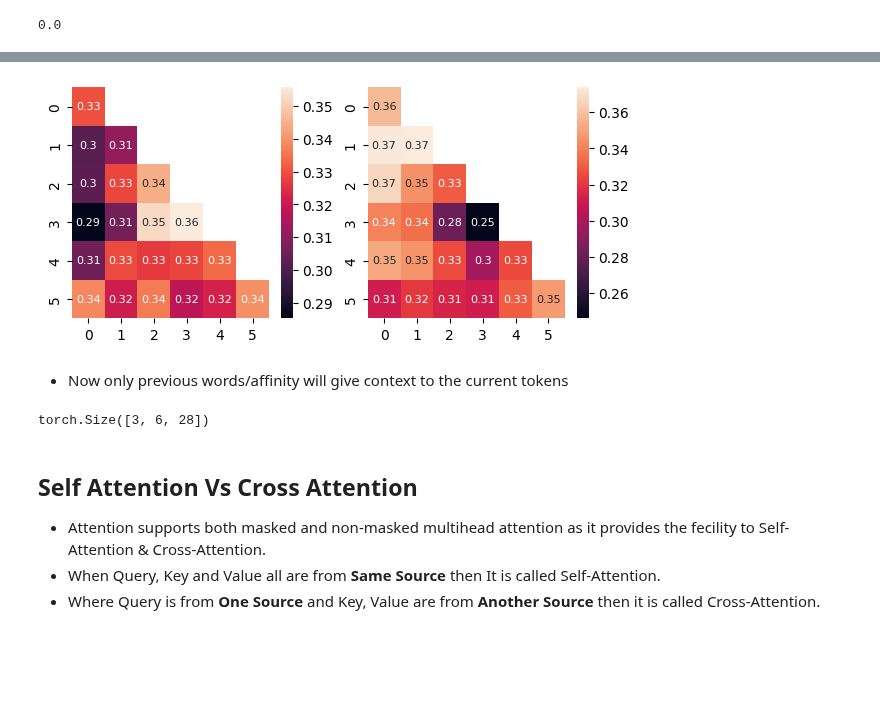
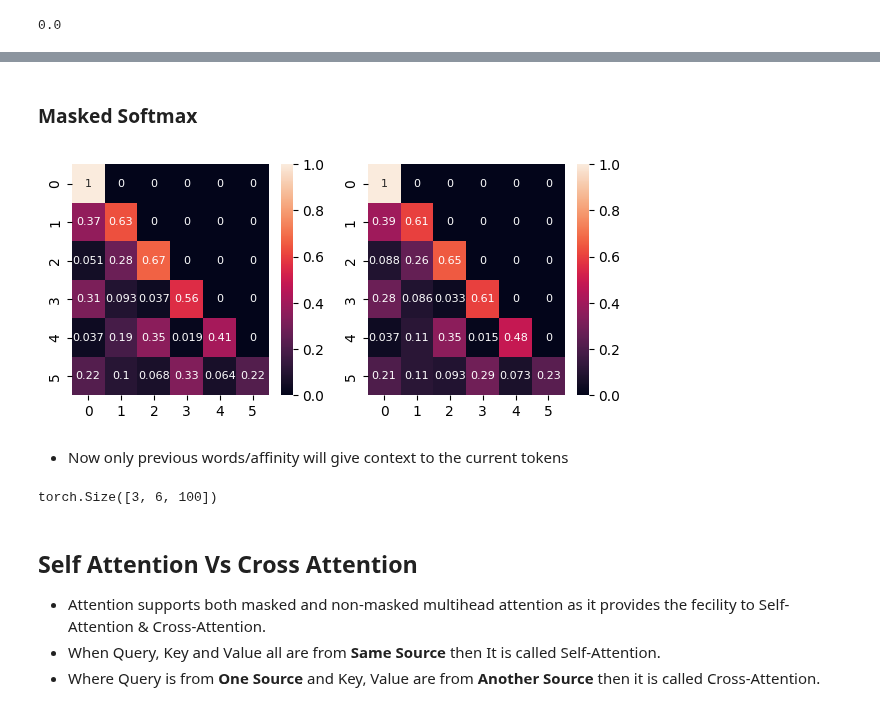
Before and after one commit to NishantBaheti/DeepLearningGuideBook, a Jupyter notebook: notebooks/transformers/explore.ipynb, the cells around one changed output, grey strips where cells are left out. Drawn from its saved outputs; the diff is of its cells as text; code cells hidden in the pictures; blank space fills up the shorter version.

```diff
--- a/notebooks/transformers/explore.ipynb
+++ b/notebooks/transformers/explore.ipynb
@@ -137,10 +151,8 @@ Good thing about BPE is that it accounts for special characters as well, that mo
 # %%
 paragraph = """I am new to NLP with deep learning. I like Deep Learning and I like NLP. I am trying to combine it."""
 
-conversion = """Je suis nouveau en PNL avec l'apprentissage profond. J'aime le Deep Learning et j'aime la PNL. J'essaie de le combiner."""
 
-bow = paragraph.lower().replace(".", "").split(" ") + \
-    conversion.lower().replace(".", "").split(" ")
+bow = paragraph.lower().replace(".", "").split(" ")
 
 vocab = set(bow)
 # %%
@@ -730,7 +743,7 @@ Now the one attention can run in multiple heads parallelly to generative differe
 ![scaled-dot-product-attention](./images/Arch_ScaledDotProductAttention.png)
 ![multi-head-attention](./images/Arch_MultiHeadAttention.png)
 # %%
-d_model = 30
+d_model = 100
 n_heads = 3
 
 sentence = "I like NLP with deep learning."
@@ -738,7 +751,7 @@ sentence = "I like NLP with deep learning."
 tokens = get_tokens(sentence)
 X = get_embedding(tokens, dim=d_model).repeat(n_heads, 1, 1)
 # %%
-d_query, d_key, d_value = 24, 24, 28
+d_query, d_key, d_value = 28, 28, d_model
 
 W_Q = torch.rand(n_heads, d_query, d_model, requires_grad=True) * 1e-1
 W_K = torch.rand(n_heads, d_key, d_model, requires_grad=True) * 1e-1
@@ -758,7 +771,8 @@ Q.shape, K.shape, V.shape
 # %%
 def multihead_softmax(x):
-    return torch.exp(x) / torch.sum(torch.exp(x), dim=0)
+    return torch.exp(x)/ torch.exp(x).sum(dim=-1, keepdim=True)
 
 def multihead_attention(Q, K, V, d_key):
-    return multihead_softmax((Q @ K.transpose(-2, -1)) / math.sqrt(d_key)) @ V
+    omega = (Q @ K.transpose(-2, -1)) / math.sqrt(d_key)
+    return multihead_softmax(omega) @ V
 # %%
@@ -821,20 +836,22 @@ def masked_multihead_attention(Q, K, V, d_key):
+# %% [markdown]
+### Masked Softmax
 # %%
-omega = Q @ K.transpose(-2, -1)
-omega[torch.tril(omega) == 0 ] = -math.inf
+omega = Q @ K.transpose(-2, -1)  / math.sqrt(d_key)
+omega = omega.masked_fill(torch.tril(omega) == 0, float("-inf"))
 fig, ax = plt.subplots(1, 2, figsize=(7, 3))
-sns.heatmap(multihead_softmax(omega / np.sqrt(d_key))[0].detach().numpy(), annot=True, ax=ax[0], annot_kws={"size": 8})
-sns.heatmap(multihead_softmax(omega / np.sqrt(d_key))[1].detach().numpy(), annot=True, ax=ax[1], annot_kws={"size": 8})
+sns.heatmap(multihead_softmax(omega)[0].detach().numpy(), annot=True, ax=ax[0], annot_kws={"size": 8})
+sns.heatmap(multihead_softmax(omega)[1].detach().numpy(), annot=True, ax=ax[1], annot_kws={"size": 8})
 fig.show()
 # %% [output]
-[figure, old version]
+[figure, new version]
 # %% [markdown]
 * Now only previous words/affinity will give context to the current tokens
 # %%
-masked_attn_out = masked_multihead_attention(Q, K, V, d_key)
+masked_attn_out = multihead_attention(Q, K, V, d_key, masked=True)
 
 masked_attn_out.shape
 # %% [output]
-torch.Size([3, 6, 28])
+torch.Size([3, 6, 100])
 # %% [markdown]
 ## Self Attention Vs Cross Attention
 
```
Also changed, not shown: parts of 41 cells of this notebook, 2 other files.
